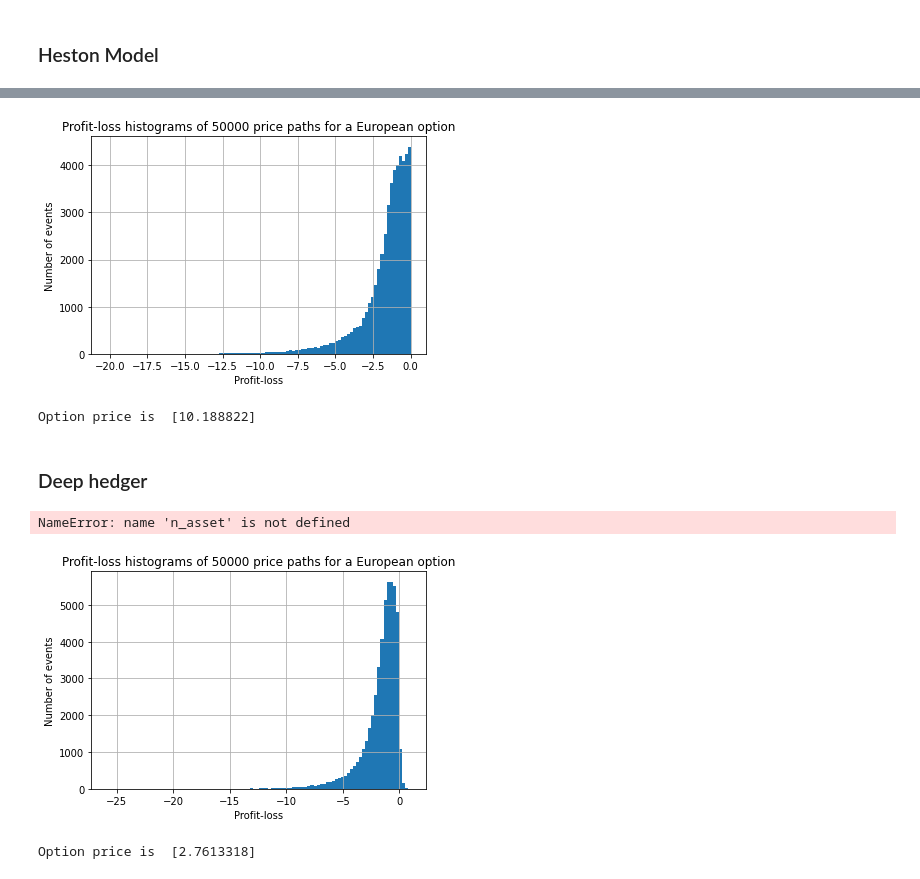
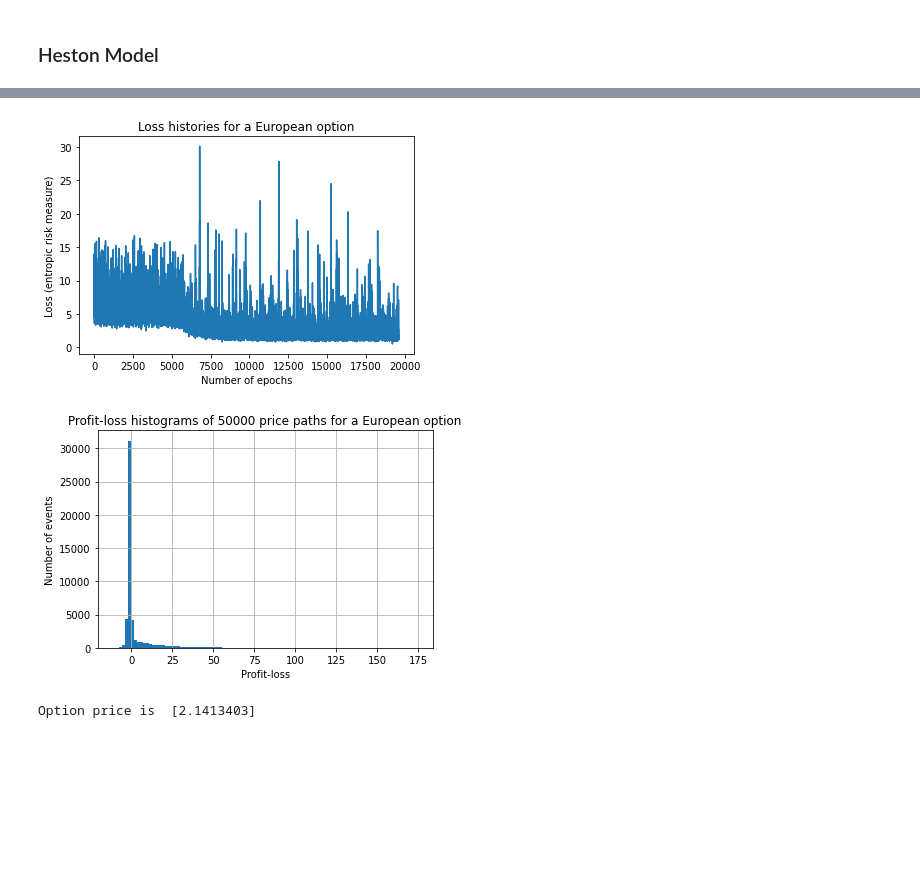
Before and after one commit to pfnet-research/pfhedge, a Jupyter notebook: data_hedge.ipynb, the cells around one changed output, grey strips where cells are left out. Drawn from its saved outputs; the diff is of its cells as text; code cells hidden in the pictures; blank space fills up the shorter version.

```diff
--- a/data_hedge.ipynb
+++ b/data_hedge.ipynb
@@ -26,6 +26,13 @@ def plot_pnl(pnl):
     plt.ylabel("Number of events")
     plt.grid()
     plt.show()
+
+def plot_history(history):
+    plt.plot(history)
+    plt.xlabel("Number of epochs")
+    plt.ylabel("Loss")
+    plt.title("Loss histories ")
+    plt.show()
 # %% [markdown]
 ### Single trading asset
 # %%
@@ -107,7 +117,6 @@ init_state = (s0,v0)
 dt = 1/365
 maturity = 30/365
 
-N_EPOCHS = 200
 N_PATHS = 50000
 
 derivative = EuropeanOption(HestonStock(kappa = kappa, theta = theta, sigma = sigma, rho = rho, dt = dt), strike = s0, maturity=maturity)
@@ -119,12 +128,11 @@ time_to_maturity = torch.linspace(maturity, 0, time_steps + 1)
 time_to_maturity = torch.tile(time_to_maturity, [N_PATHS,1])[...,None]
 
 payoff = derivative.payoff_fn()[:,None]
-varswap = VarianceSwap(stock, strike = 0.0)
 prices_heston = stock.spot[...,None]
 variance_heston = stock.variance[...,None]
 
 L_func = lambda tau,v: (v-theta) / kappa * (1-(-kappa*(tau)).exp()) + theta*tau
-prices_varswap = torch.cumsum(variance_heston,dim=-1) * stock.dt + L_func(time_to_maturity, variance_heston)
+prices_varswap = torch.cumsum(variance_heston,dim=1) * stock.dt + L_func(time_to_maturity, variance_heston)
 
 prices = torch.Tensor(torch.cat([prices_heston, prices_varswap],axis = -1))
 n_asset = prices.shape[-1]
@@ -147,25 +149,16 @@ hedger.fit(100)
+# %%
+d = n_asset
+models = [MultiLayerPerceptron(n_layers = 2, n_units = (d+15,d+15), out_features = d) for t in range(time_steps)]
+hedger = datahedger.DeepHedger(models, dataset_market)
+# %%
+history = hedger.fit(100)
 # %%
 pnl = hedger.compute_pnl(data_set)
 price = to_numpy(hedger.pricer())
+plot_history(history)
 plot_pnl(pnl)
 print('Option price is ', price)
 # %% [output]
-[figure, old version]
+[figure, new version]
+[figure, added]
-Option price is  [10.188822]
+Option price is  [2.1413403]
-# %% [markdown]
-### Deep hedger
-# %%
-d = n_asset
-models = [MultiLayerPerceptron(layer = 2, units = (d+15,d+15), out_features = d) for t in range(time_steps)]
-hedger = datahedger.DeepHedger(models, dataset_market, ExpectedShortfall(p = 0.5))
-hedger.fit(100)
-# %% [output]
-NameError: name 'n_asset' is not defined
-# %%
-pnl = hedger.compute_pnl(data_set)
-price = to_numpy(hedger.pricer())
-plot_pnl(pnl)
-print('Option price is ', price)
-# %% [output]
-[figure, removed]
-Option price is  [2.7613318]
```
Also changed, not shown: parts of 8 cells of this notebook, 1 other file.
